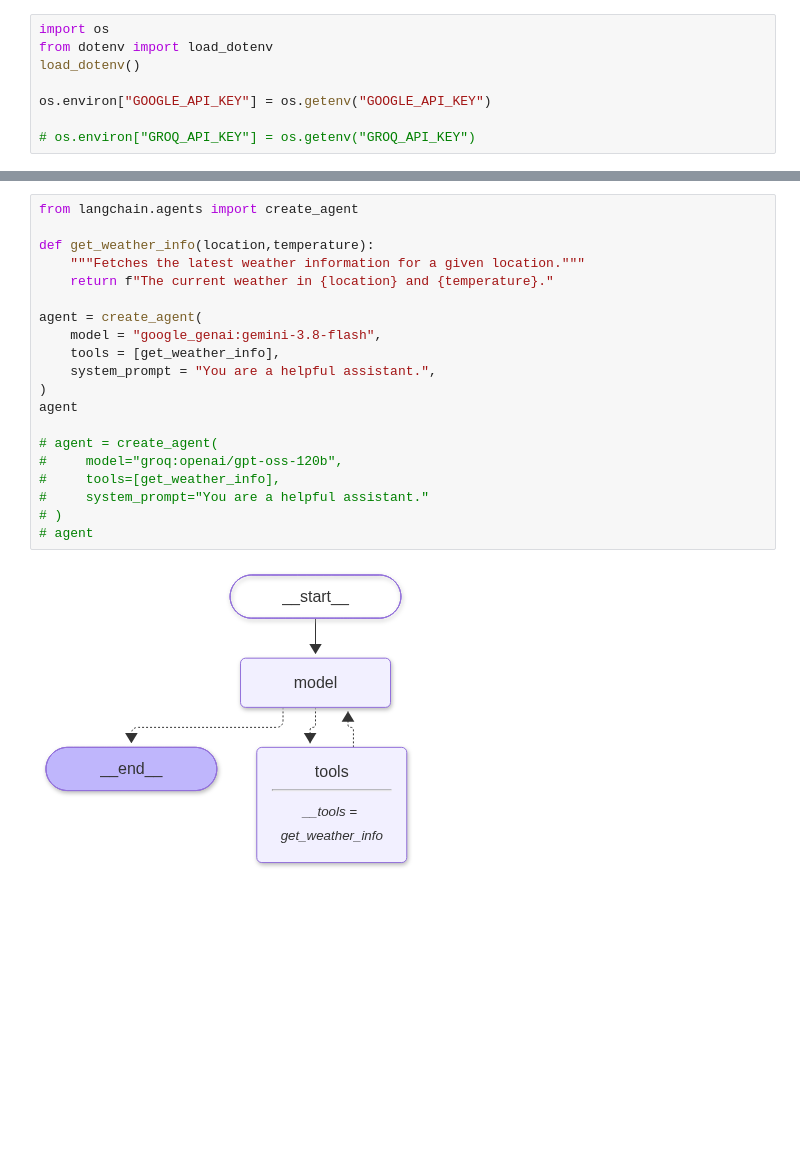
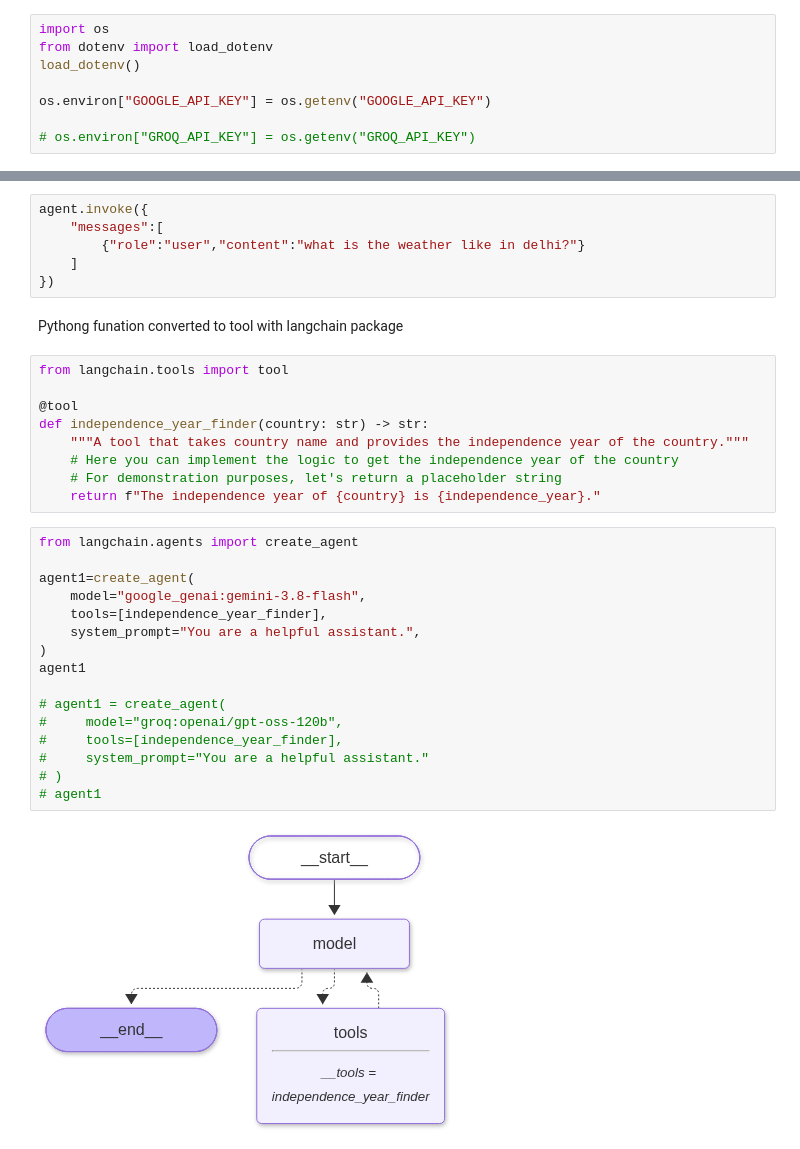
Before and after one commit to Abhi130299/LangChain, a Jupyter notebook: Code_files/1.ipynb, the cells around one changed output, grey strips where cells are left out. Drawn from its saved outputs; the diff is of its cells as text; blank space fills up the shorter version.

```diff
--- a/Code_files/1.ipynb
+++ b/Code_files/1.ipynb
@@ -11,23 +36,36 @@ os.environ["GOOGLE_API_KEY"] = os.getenv("GOOGLE_API_KEY")
+# %%
+agent.invoke({
+    "messages":[
+        {"role":"user","content":"what is the weather like in delhi?"}
+    ]
+})
+# %% [markdown]
+Pythong funation converted to tool with langchain package
+# %%
+from langchain.tools import tool
+
+@tool
+def independence_year_finder(country: str) -> str:
+    """A tool that takes country name and provides the independence year of the country."""
+    # Here you can implement the logic to get the independence year of the country
+    # For demonstration purposes, let's return a placeholder string
+    return f"The independence year of {country} is {independence_year}."
 # %%
 from langchain.agents import create_agent
 
-def get_weather_info(location,temperature):
-    """Fetches the latest weather information for a given location."""
-    return f"The current weather in {location} and {temperature}."
+agent1=create_agent(
+    model="google_genai:gemini-3.8-flash",
+    tools=[independence_year_finder],
+    system_prompt="You are a helpful assistant.",
+)
+agent1
 
-agent = create_agent(
-    model = "google_genai:gemini-3.8-flash",
-    tools = [get_weather_info],
-    system_prompt = "You are a helpful assistant.",
-)
-agent
-
-# agent = create_agent(
+# agent1 = create_agent(
 #     model="groq:openai/gpt-oss-120b",
-#     tools=[get_weather_info],
+#     tools=[independence_year_finder],
 #     system_prompt="You are a helpful assistant."
 # )
-# agent
+# agent1
 # %% [output]
-[figure, old version]
+[figure, new version]
 # %%
```
Also changed, not shown: parts of 6 cells of this notebook, 1 other file.
